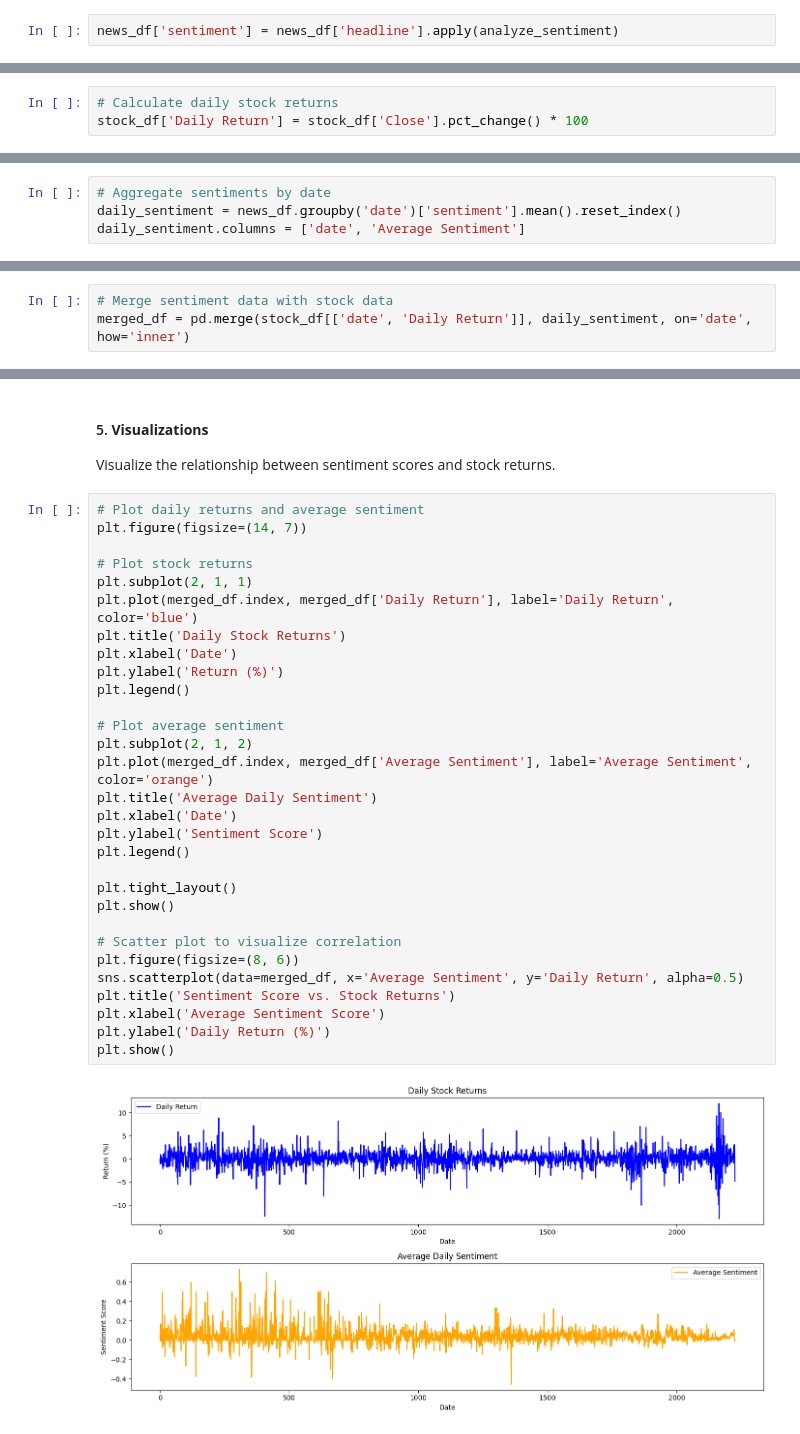
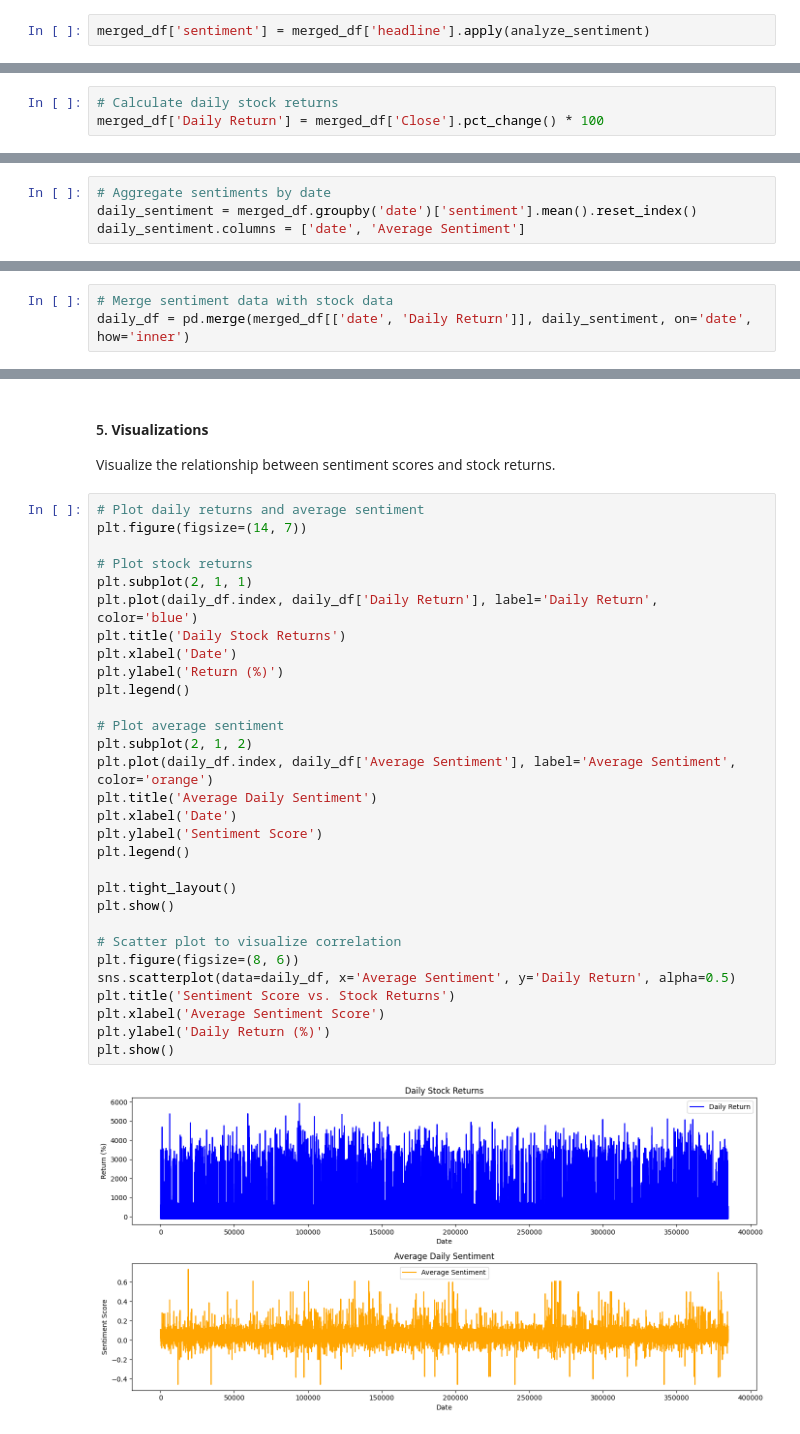
Before and after one commit to tedoaba/KAIM-W1, a Jupyter notebook: kaim-week1-task3.ipynb, the cells around one changed output, grey strips where cells are left out. Drawn from its saved outputs; the diff is of its cells as text.

```diff
--- a/kaim-week1-task3.ipynb
+++ b/kaim-week1-task3.ipynb
@@ -164,4 +210,4 @@ def analyze_sentiment(text):
     analysis = TextBlob(text)
     return analysis.sentiment.polarity
 # %%
-news_df['sentiment'] = news_df['headline'].apply(analyze_sentiment)
+merged_df['sentiment'] = merged_df['headline'].apply(analyze_sentiment)
@@ -168,3 +228,3 @@ news_df['sentiment'] = news_df['headline'].apply(analyze_sentiment)
 # %%
 # Calculate daily stock returns
-stock_df['Daily Return'] = stock_df['Close'].pct_change() * 100
+merged_df['Daily Return'] = merged_df['Close'].pct_change() * 100
@@ -180,6 +237,6 @@ stock_df.head()
 # %%
 # Aggregate sentiments by date
-daily_sentiment = news_df.groupby('date')['sentiment'].mean().reset_index()
+daily_sentiment = merged_df.groupby('date')['sentiment'].mean().reset_index()
 daily_sentiment.columns = ['date', 'Average Sentiment']
 # %%
 daily_sentiment.head()
@@ -193,4 +250,4 @@ daily_sentiment.head()
 # %%
 # Merge sentiment data with stock data
-merged_df = pd.merge(stock_df[['date', 'Daily Return']], daily_sentiment, on='date', how='inner')
+daily_df = pd.merge(merged_df[['date', 'Daily Return']], daily_sentiment, on='date', how='inner')
 # %%
@@ -215,32 +272,32 @@ Visualize the relationship between sentiment scores and stock returns.
 # %%
 # Plot daily returns and average sentiment
 plt.figure(figsize=(14, 7))
 
 # Plot stock returns
 plt.subplot(2, 1, 1)
-plt.plot(merged_df.index, merged_df['Daily Return'], label='Daily Return', color='blue')
+plt.plot(daily_df.index, daily_df['Daily Return'], label='Daily Return', color='blue')
 plt.title('Daily Stock Returns')
 plt.xlabel('Date')
 plt.ylabel('Return (%)')
 plt.legend()
 
 # Plot average sentiment
 plt.subplot(2, 1, 2)
-plt.plot(merged_df.index, merged_df['Average Sentiment'], label='Average Sentiment', color='orange')
+plt.plot(daily_df.index, daily_df['Average Sentiment'], label='Average Sentiment', color='orange')
 plt.title('Average Daily Sentiment')
 plt.xlabel('Date')
 plt.ylabel('Sentiment Score')
 plt.legend()
 
 plt.tight_layout()
 plt.show()
 
 # Scatter plot to visualize correlation
 plt.figure(figsize=(8, 6))
-sns.scatterplot(data=merged_df, x='Average Sentiment', y='Daily Return', alpha=0.5)
+sns.scatterplot(data=daily_df, x='Average Sentiment', y='Daily Return', alpha=0.5)
 plt.title('Sentiment Score vs. Stock Returns')
 plt.xlabel('Average Sentiment Score')
 plt.ylabel('Daily Return (%)')
 plt.show()
 # %% [output]
-[figure, old version]
+[figure, new version]
```
Also changed, not shown: parts of 27 cells of this notebook.
